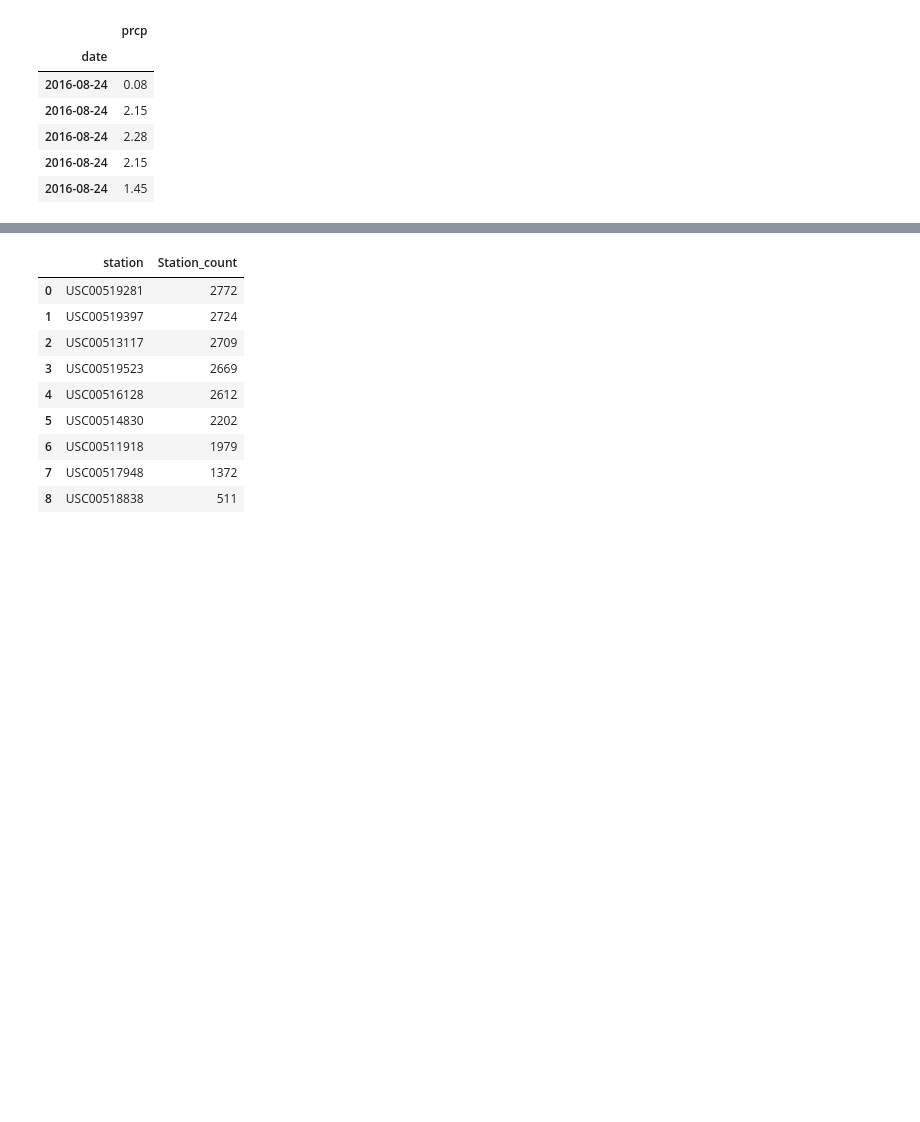
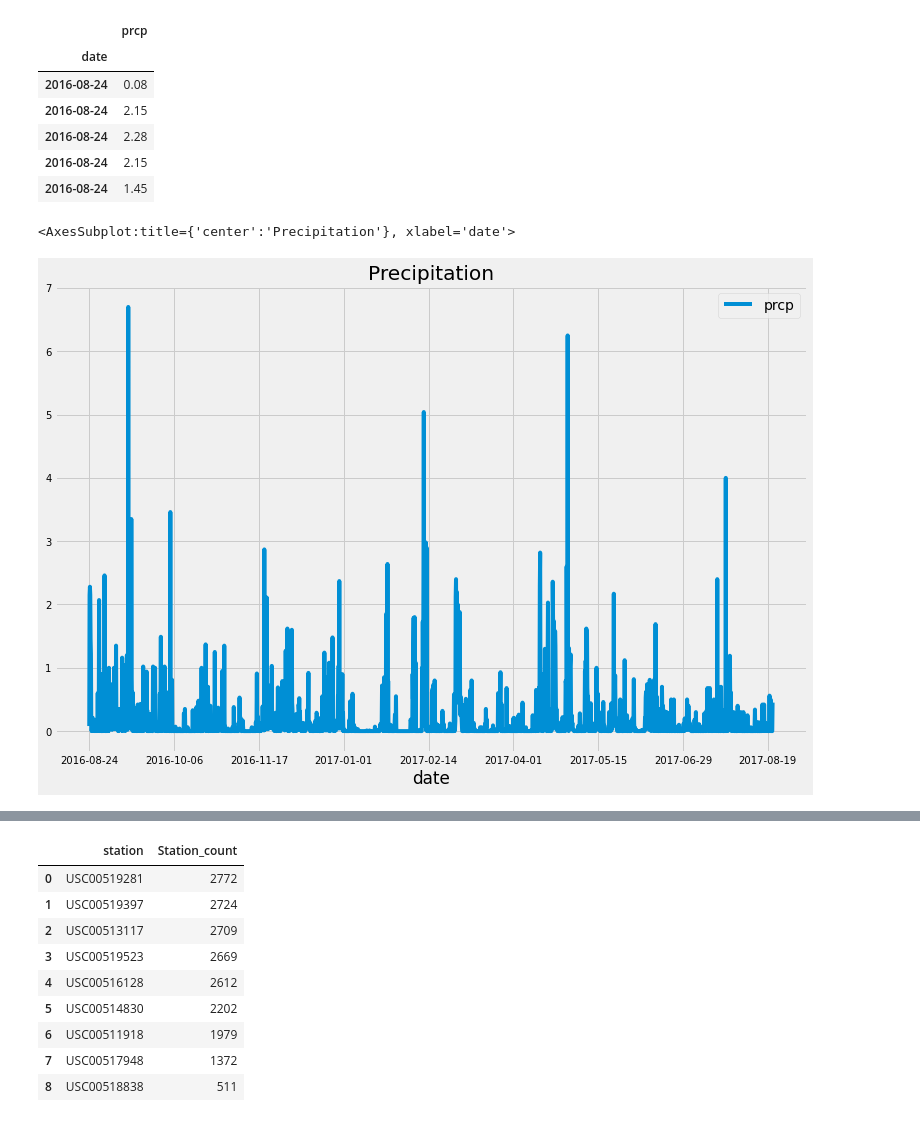
Before and after one commit to bpezzullo/SQLAlchemy-challenge, a Jupyter notebook: climate_starter.ipynb, the cells around one changed output, grey strips where cells are left out. Drawn from its saved outputs; the diff is of its cells as text; code cells hidden in the pictures; blank space fills up the shorter version.

```diff
--- a/climate_starter.ipynb
+++ b/climate_starter.ipynb
@@ -126,3 +109,8 @@ data.head()
 | 2016-08-24 | 2.28 |
 | 2016-08-24 | 2.15 |
 | 2016-08-24 | 1.45 |
+# %%
+data.plot(kind='line',figsize=(12,8),title='Precipitation',stacked=True,fontsize=10)
+# %% [output]
+<AxesSubplot:title={'center':'Precipitation'}, xlabel='date'>
+[figure, added]
```
Also changed, not shown: parts of 22 cells of this notebook, 1 other file.
